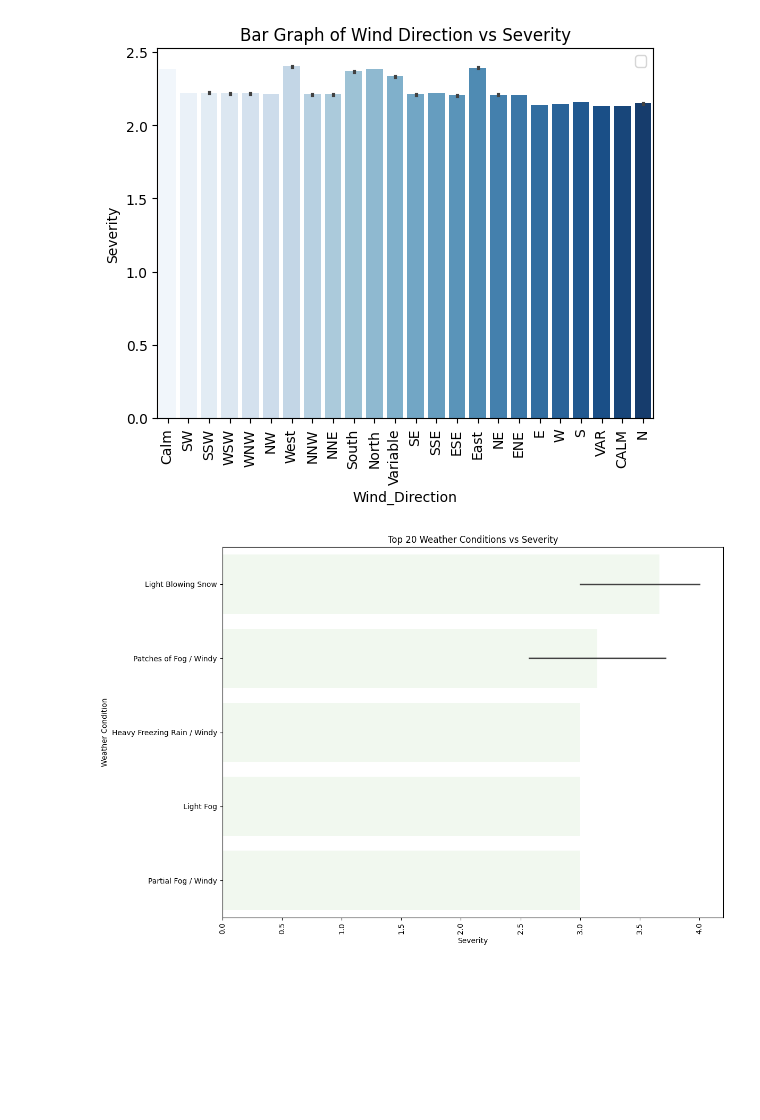
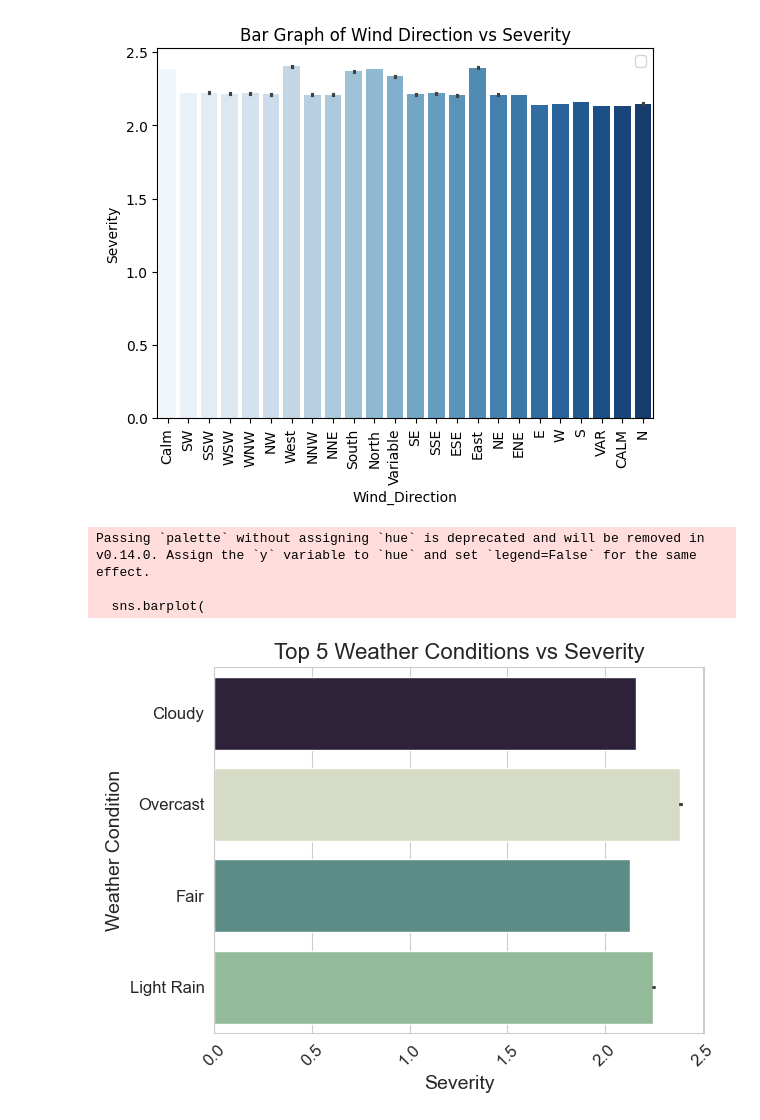
Before and after one commit to CaraShrestha/https-gitlab.com-ai-group-lambton-severity-prediction-us-roads, a Jupyter notebook: Notebook/severity_prediction.ipynb, the cells around one changed output. Saved outputs shown, nothing was run; the diff lists cells and outputs as text; code cells hidden in the pictures; blank space fills up the shorter version.

Commit message:
AP-29 graphs added

```diff
--- a/Notebook/severity_prediction.ipynb
+++ b/Notebook/severity_prediction.ipynb
@@ -279,24 +360,36 @@ Passing `palette` without assigning `hue` is deprecated and will be removed in v
 No artists with labels found to put in legend.  Note that artists whose label start with an underscore are ignored when legend() is called with no argument.
 [figure]
 # %%
-weather_severity = dn.groupby('Weather_Condition')['Severity'].mean().reset_index()
-
-# Get the top 20 weather conditions by mean severity
-top_weather_conditions = weather_severity.sort_values(by='Severity', ascending=False).head(5)
+top_weather_conditions = dn.sort_values(by='Severity', ascending=False).head(5)
 
 filtered_data = dn[dn['Weather_Condition'].isin(top_weather_conditions['Weather_Condition'])]
 
-green_palette = sns.color_palette("Greens", 20)
-sns.set_palette(green_palette)
-plt.figure(figsize=(12, 8))
-sns.barplot(x='Severity', y='Weather_Condition', data=filtered_data, order=top_weather_conditions['Weather_Condition'])
-plt.title('Top 20 Weather Conditions vs Severity')
-plt.xlabel('Severity')
-plt.ylabel('Weather Condition')
-plt.xticks(rotation=90)
+sns.set_style("whitegrid")
+
+dynamic_palette = sns.cubehelix_palette(5, start=.5, rot=-.75, reverse=True)
+
+sns.barplot(
+    x='Severity',
+    y='Weather_Condition',
+    data=filtered_data,
+    palette=dynamic_palette,
+    order=top_weather_conditions['Weather_Condition']
+)
+
+plt.title('Top 5 Weather Conditions vs Severity', fontsize=16)
+plt.xlabel('Severity', fontsize=14)
+plt.ylabel('Weather Condition', fontsize=14)
+plt.xticks(rotation=45, fontsize=12)
+plt.yticks(fontsize=12)
+ci=None
+
+
 plt.tight_layout()
 plt.show()
 # %% [output]
+Passing `palette` without assigning `hue` is deprecated and will be removed in v0.14.0. Assign the `y` variable to `hue` and set `legend=False` for the same effect.
+
+  sns.barplot(
-[figure, old version]
+[figure, new version]
 # %%
 #Amenity
```
Also changed, not shown: parts of 23 cells of this notebook.
